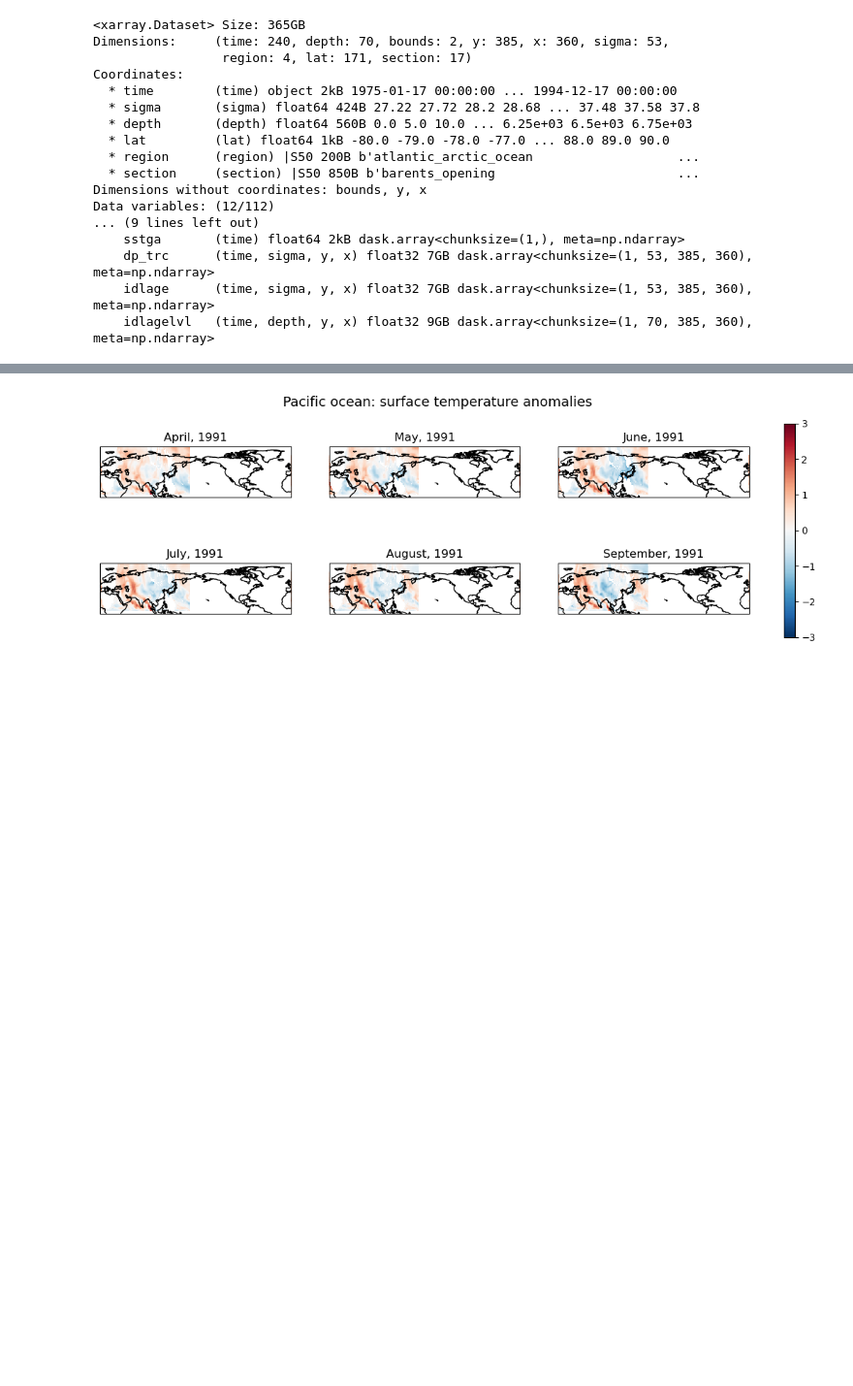
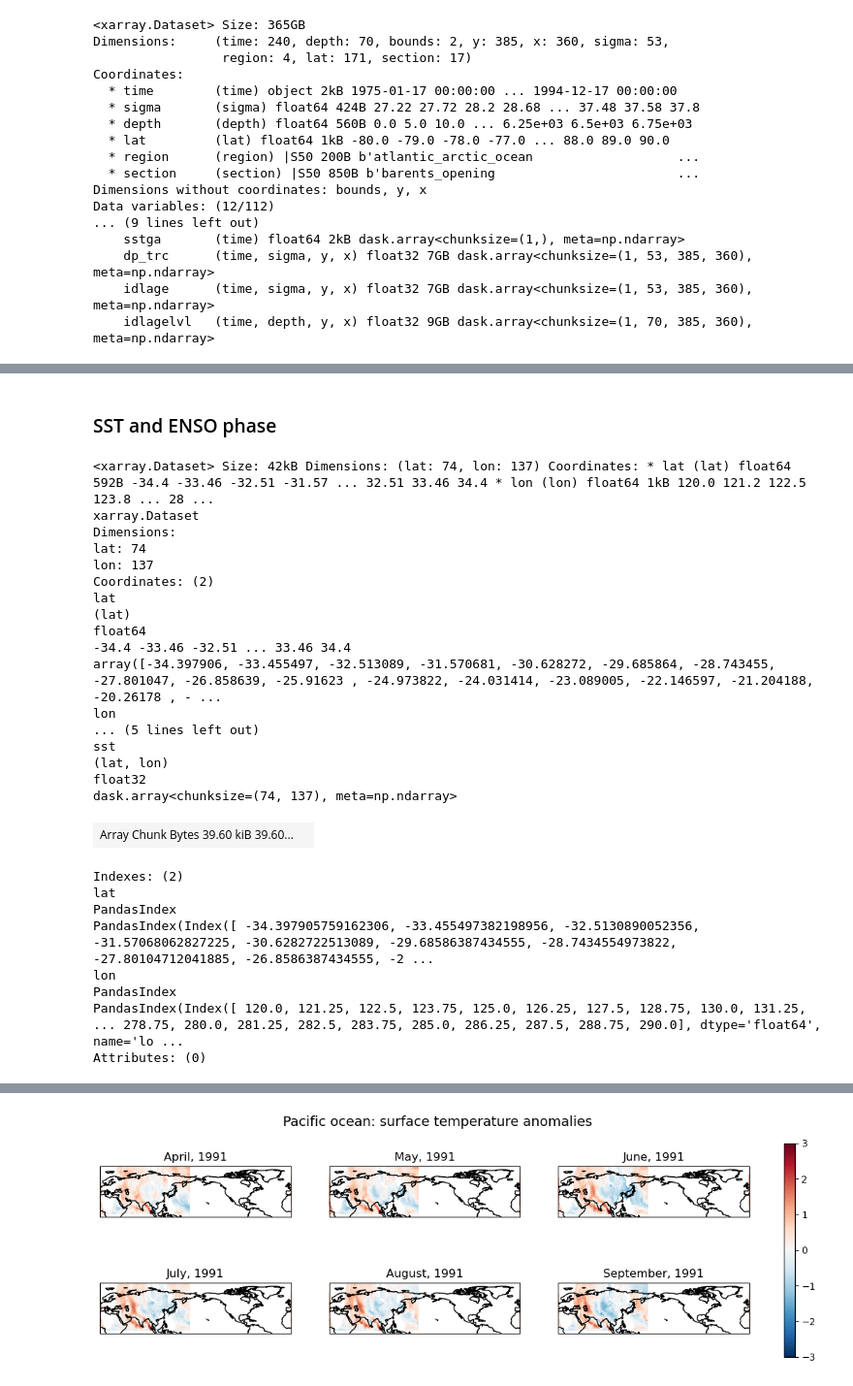
Before and after one commit to EliHHogemo/master_thesis, a Jupyter notebook: ocean.ipynb, the cells around one changed output, grey strips where cells are left out. Shown at 97% size. Saved outputs shown, nothing was run; the diff lists cells and outputs as text; code cells hidden in the pictures; blank space fills up the shorter version.

```diff
--- a/ocean.ipynb
+++ b/ocean.ipynb
@@ -63,0 +127,2 @@ Data variables: (12/112)
+# %% [markdown]
+### SST and ENSO phase
@@ -64 +136,30 @@ Data variables: (12/112)
+# %%
+pacific
+# %% [output]
+<xarray.Dataset> Size: 42kB Dimensions: (lat: 74, lon: 137) Coordinates: * lat (lat) float64 592B -34.4 -33.46 -32.51 -31.57 ... 32.51 33.46 34.4 * lon (lon) float64 1kB 120.0 121.2 122.5 123.8 ... 28 ...
+xarray.Dataset
+Dimensions:
+lat: 74
+lon: 137
+Coordinates: (2)
+lat
+(lat)
+float64
+-34.4 -33.46 -32.51 ... 33.46 34.4
+array([-34.397906, -33.455497, -32.513089, -31.570681, -30.628272, -29.685864, -28.743455, -27.801047, -26.858639, -25.91623 , -24.973822, -24.031414, -23.089005, -22.146597, -21.204188, -20.26178 , - ...
+lon
+... (5 lines left out)
+sst
+(lat, lon)
+float32
+dask.array<chunksize=(74, 137), meta=np.ndarray>
+| Array Chunk Bytes 39.60 kiB 39.60... |  |
+Indexes: (2)
+lat
+PandasIndex
+PandasIndex(Index([ -34.397905759162306, -33.455497382198956, -32.5130890052356, -31.57068062827225, -30.6282722513089, -29.68586387434555, -28.7434554973822, -27.80104712041885, -26.8586387434555, -2 ...
+lon
+PandasIndex
+PandasIndex(Index([ 120.0, 121.25, 122.5, 123.75, 125.0, 126.25, 127.5, 128.75, 130.0, 131.25, ... 278.75, 280.0, 281.25, 282.5, 283.75, 285.0, 286.25, 287.5, 288.75, 290.0], dtype='float64', name='lo ...
+Attributes: (0)
 # %%
```
Also changed, not shown: parts of 11 cells of this notebook, 2 other files.
